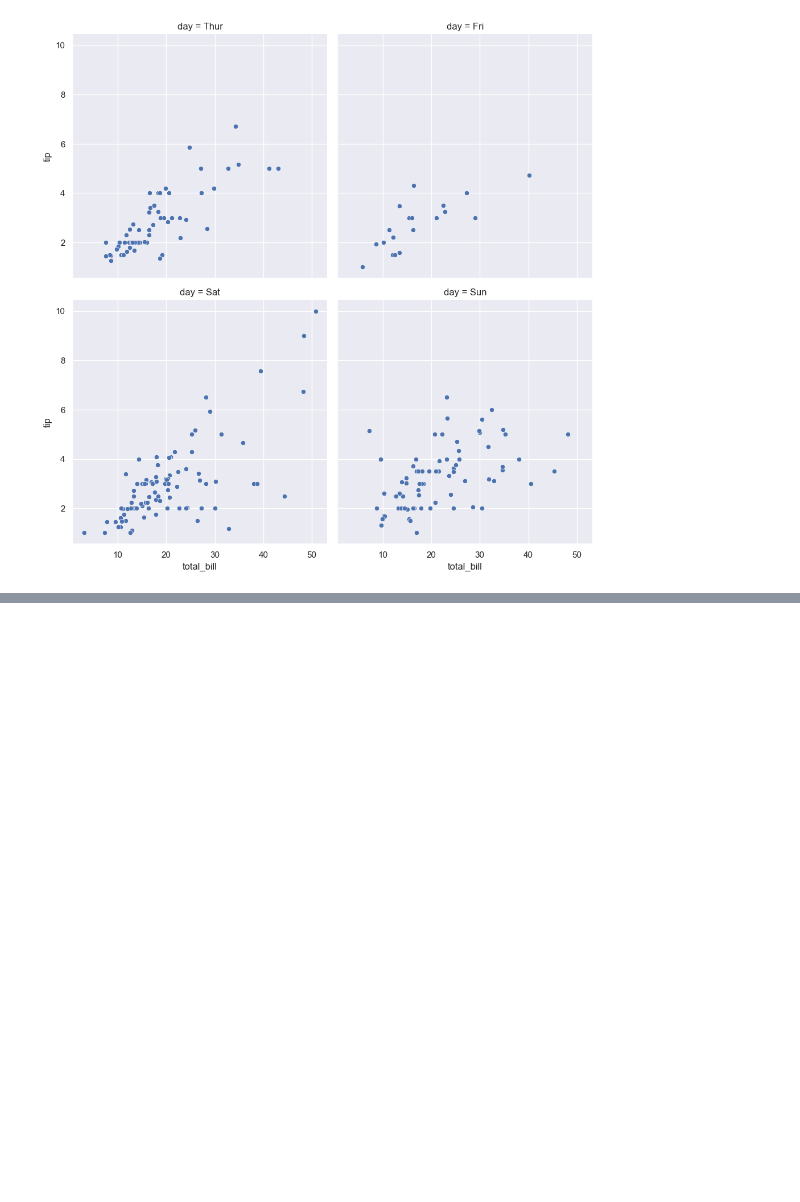
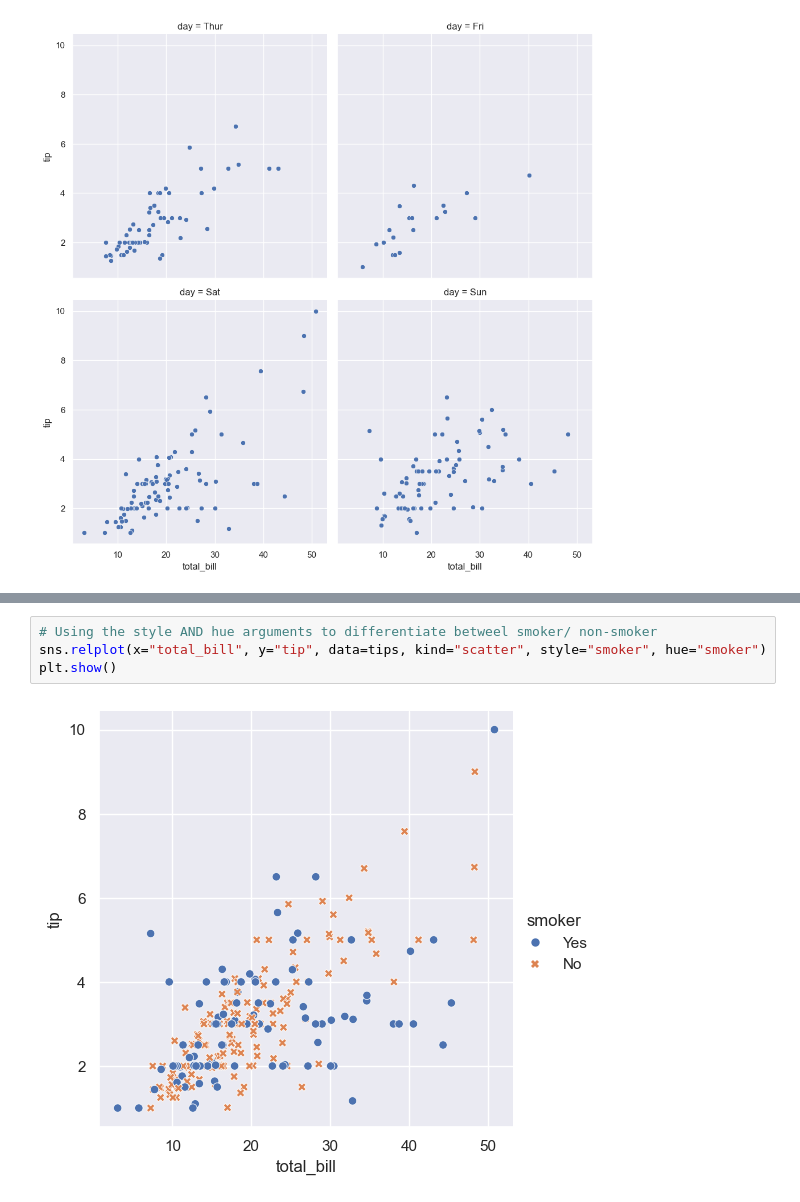
Before and after one commit to abhijeet-bhambere/learning-trail-data-visualizatn-python, a Jupyter notebook: seaborn_training_dc.ipynb, the cells around one changed output, grey strips where cells are left out. Drawn from its saved outputs; the diff is of its cells as text; blank space fills up the shorter version.

```diff
--- a/seaborn_training_dc.ipynb
+++ b/seaborn_training_dc.ipynb
@@ -335,0 +368,6 @@ plt.show()
+# %%
+# Using the style AND hue arguments to differentiate betweel smoker/ non-smoker
+sns.relplot(x="total_bill", y="tip", data=tips, kind="scatter", style="smoker", hue="smoker")
+plt.show()
+# %% [output]
+[figure, added]
```
Also changed, not shown: parts of 30 cells of this notebook.
